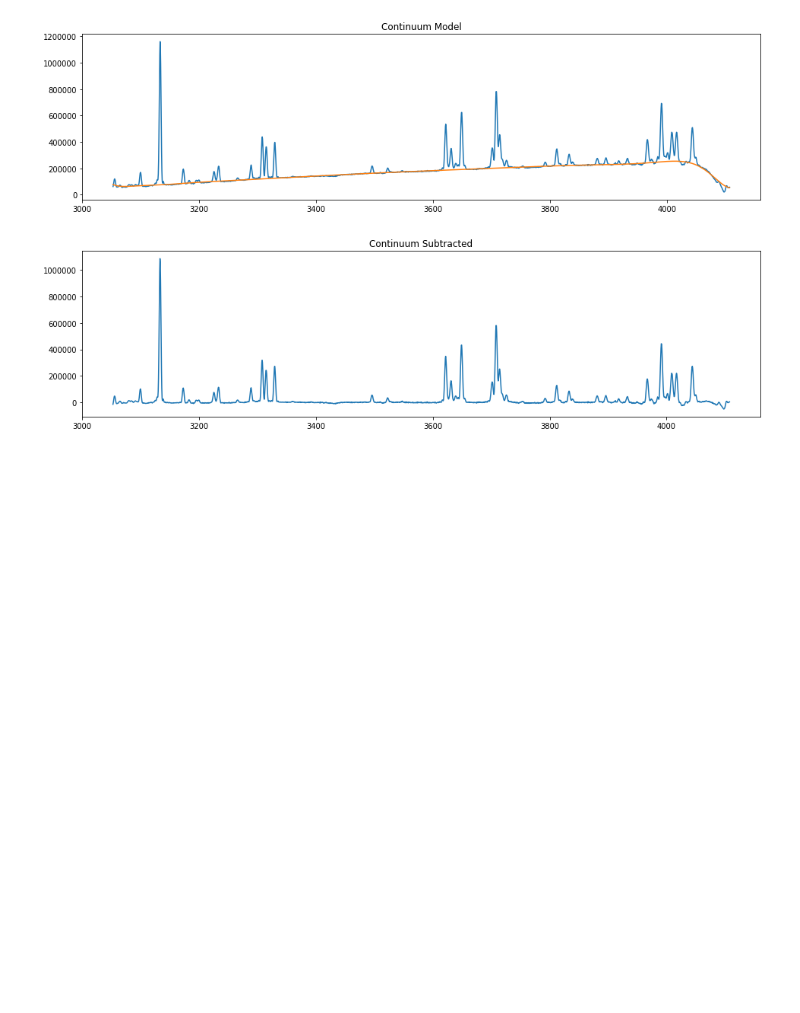
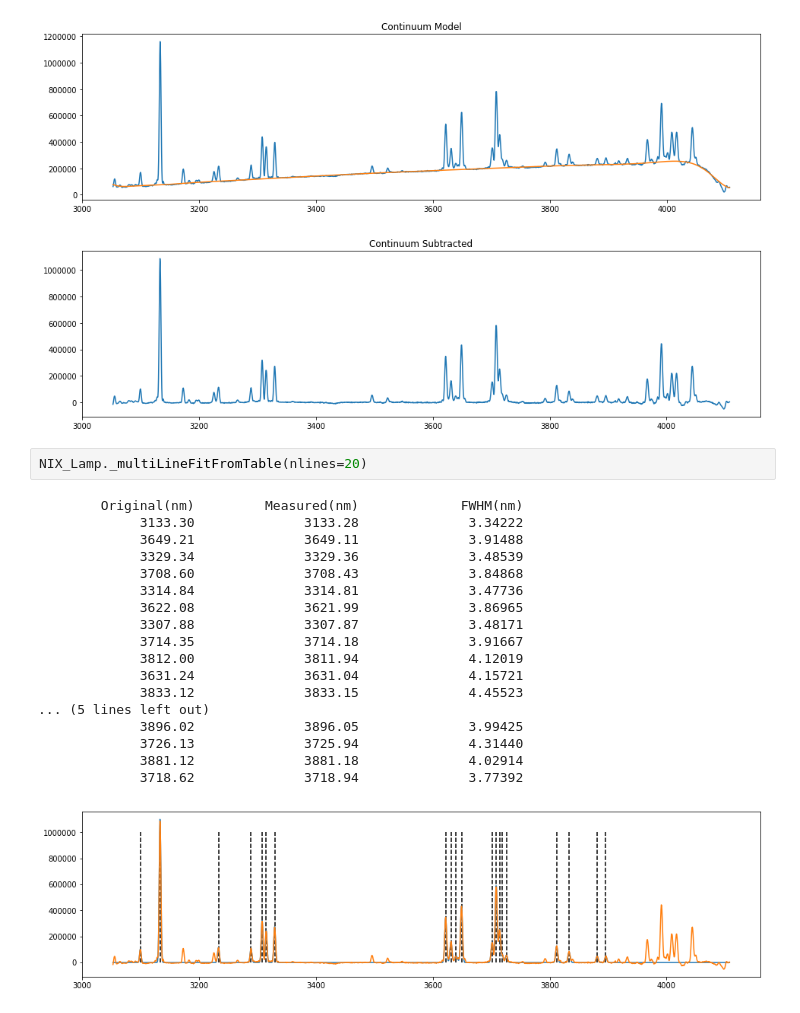
Before and after one commit to pssncp142/NIX_Testing, a Jupyter notebook: Spectra_test.ipynb, the cells around one changed output. Saved outputs shown, nothing was run; the diff lists cells and outputs as text; blank space fills up the shorter version.

```diff
--- a/Spectra_test.ipynb
+++ b/Spectra_test.ipynb
@@ -55,3 +55,24 @@ NIX_Lamp.subtractContinuum(method='spline', order=5, smooth=7)
 # %% [output]
 [figure]
 [figure]
+# %%
+NIX_Lamp._multiLineFitFromTable(nlines=20)
+# %% [output]
+        Original(nm)         Measured(nm)             FWHM(nm)
+             3133.30              3133.28              3.34222
+             3649.21              3649.11              3.91488
+             3329.34              3329.36              3.48539
+             3708.60              3708.43              3.84868
+             3314.84              3314.81              3.47736
+             3622.08              3621.99              3.86965
+             3307.88              3307.87              3.48171
+             3714.35              3714.18              3.91667
+             3812.00              3811.94              4.12019
+             3631.24              3631.04              4.15721
+             3833.12              3833.15              4.45523
+... (5 lines left out)
+             3896.02              3896.05              3.99425
+             3726.13              3725.94              4.31440
+             3881.12              3881.18              4.02914
+             3718.62              3718.94              3.77392
+[figure, added]
```
Also changed, not shown: 1 other file.
